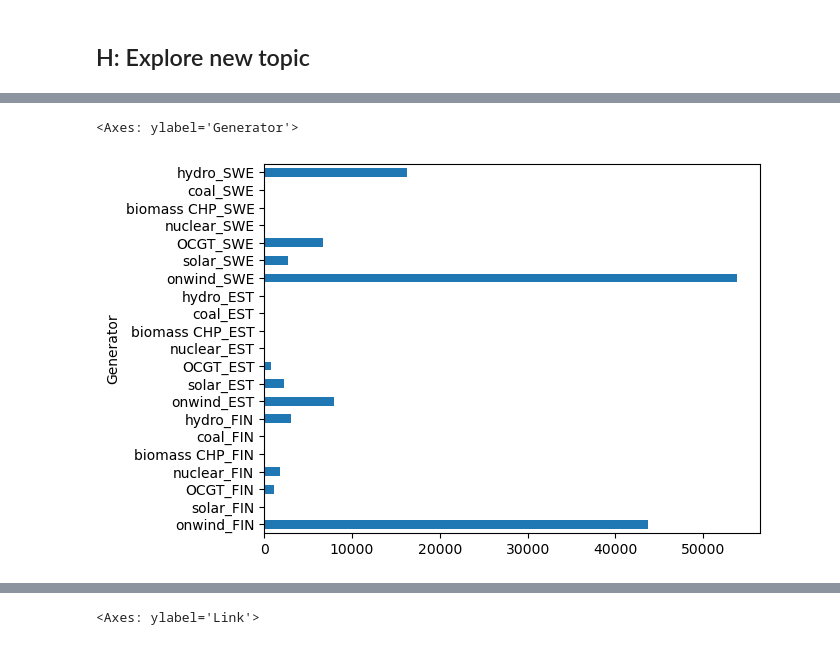
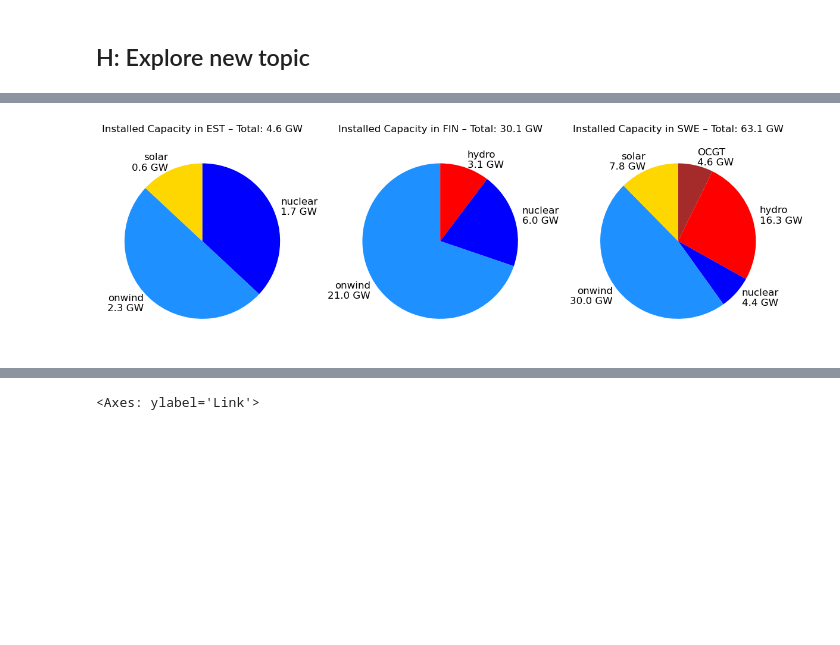
Before and after one commit to NicolineSimoneDTU/Integrated_Project, a Jupyter notebook: project.ipynb, the cells around one changed output, grey strips where cells are left out. Drawn from its saved outputs; the diff is of its cells as text; code cells hidden in the pictures; blank space fills up the shorter version.

```diff
--- a/project.ipynb
+++ b/project.ipynb
@@ -1513,8 +1514,46 @@ Solver message: 4
-# %%
-network.generators.p_nom_opt.plot.barh()
-# %% [output]
-<Axes: ylabel='Generator'>
-[figure, removed]
+# %%
+# Group installed capacities by bus and carrier
+capacity_data = network.generators.p_nom_opt.groupby(
+    [network.generators.bus, network.generators.carrier]
+).sum().div(1e3).round(1)  # in GW
+
+# Extract unique country codes
+countries = sorted({bus.split("_")[0] for bus in capacity_data.index.get_level_values(0)})
+
+# Plot pie charts
+fig, axs = plt.subplots(1, len(countries), figsize=(12, 4))
+
+for i, country in enumerate(countries):
+    # Filter data for current country
+    country_data = capacity_data.loc[capacity_data.index.get_level_values(0) == f"{country}_el"]
+
+    # Filter out zero-capacity entries
+    filtered = country_data[country_data > 0]
+
+    labels = filtered.index.get_level_values(1)  # technology names
+    values = filtered.values
+    power = values.sum().round(1)
+
+    colors_used = [network.carriers.at[tech, "color"] if tech in network.carriers.index else "gray" for tech in labels]
+
+    # Create labels showing tech and GW
+    label_with_gw = [f"{label}\n{value:.1f} GW" for label, value in zip(labels, values)]
+
+    axs[i].pie(
+        values,
+        labels=label_with_gw,
+        colors=colors_used,
+        startangle=90,
+        counterclock=False,
+        textprops={"fontsize": 12},
+    )
+    axs[i].axis("equal")
+    axs[i].set_title(f"Installed Capacity in {country} – Total: {total_gw:.1f} GW", fontsize=12)
+
+plt.tight_layout()
+plt.show()
+# %% [output]
+[figure, added]
 # %%
 # Plot the installed capacity of the storage units
 fig, ax = plt.subplots(2, 1, figsize=(10,4))
```
Also changed, not shown: parts of 7 cells of this notebook.
